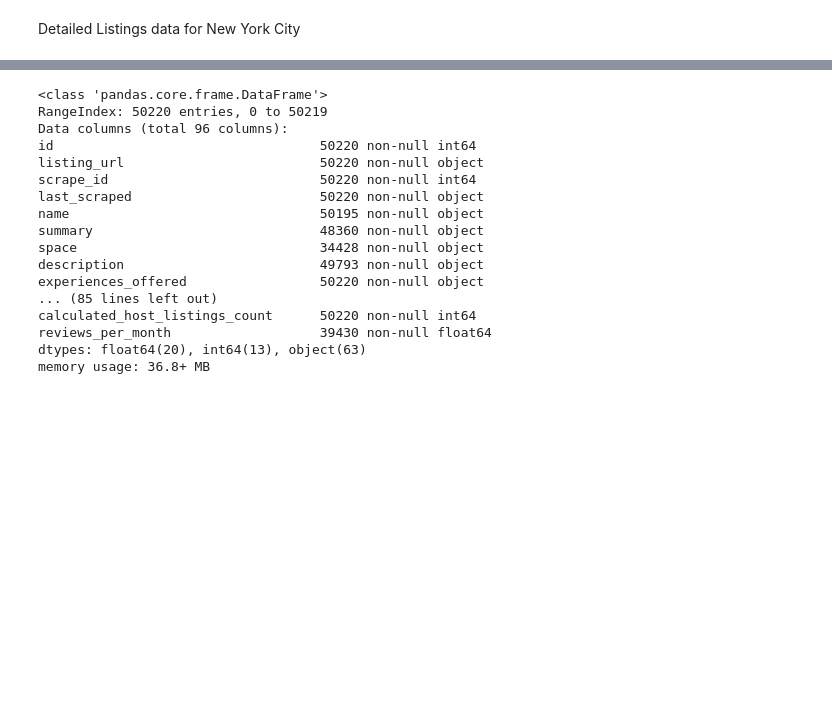
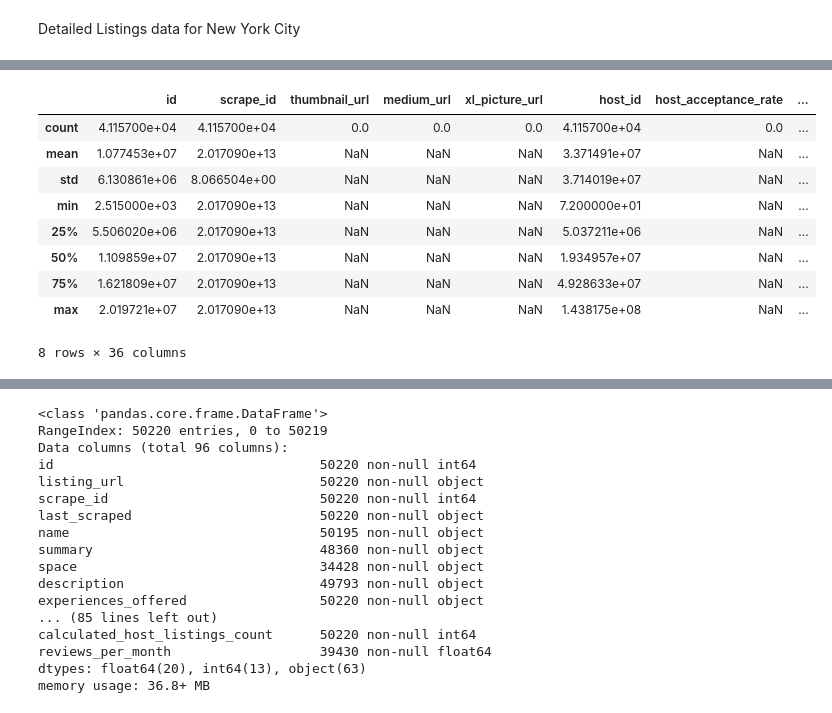
Before and after one commit to ajgiust/Airbnb_NYC, a Jupyter notebook: Airbnb_NYC-Data Analysis.ipynb, the cells around one changed output, grey strips where cells are left out. Cells and saved outputs as stored; diff of their text form; code cells hidden in the pictures; blank space fills up the shorter version.

```diff
--- a/Airbnb_NYC-Data Analysis.ipynb
+++ b/Airbnb_NYC-Data Analysis.ipynb
@@ -94,3 +160,16 @@ Detailed Listings data for New York City
+# %%
+listings2017_df.describe()
+# %% [output]
+|  | id | scrape_id | thumbnail_url | medium_url | xl_picture_url | host_id | host_acceptance_rate | ... |
+| count | 4.115700e+04 | 4.115700e+04 | 0.0 | 0.0 | 0.0 | 4.115700e+04 | 0.0 | ... |
+| mean | 1.077453e+07 | 2.017090e+13 | NaN | NaN | NaN | 3.371491e+07 | NaN | ... |
+| std | 6.130861e+06 | 8.066504e+00 | NaN | NaN | NaN | 3.714019e+07 | NaN | ... |
+| min | 2.515000e+03 | 2.017090e+13 | NaN | NaN | NaN | 7.200000e+01 | NaN | ... |
+| 25% | 5.506020e+06 | 2.017090e+13 | NaN | NaN | NaN | 5.037211e+06 | NaN | ... |
+| 50% | 1.109859e+07 | 2.017090e+13 | NaN | NaN | NaN | 1.934957e+07 | NaN | ... |
+| 75% | 1.621809e+07 | 2.017090e+13 | NaN | NaN | NaN | 4.928633e+07 | NaN | ... |
+| max | 2.019721e+07 | 2.017090e+13 | NaN | NaN | NaN | 1.438175e+08 | NaN | ... |
+8 rows × 36 columns
 # %%
 listings2018_df.head()
 # %% [output]
```
Also changed, not shown: parts of 67 cells of this notebook.
